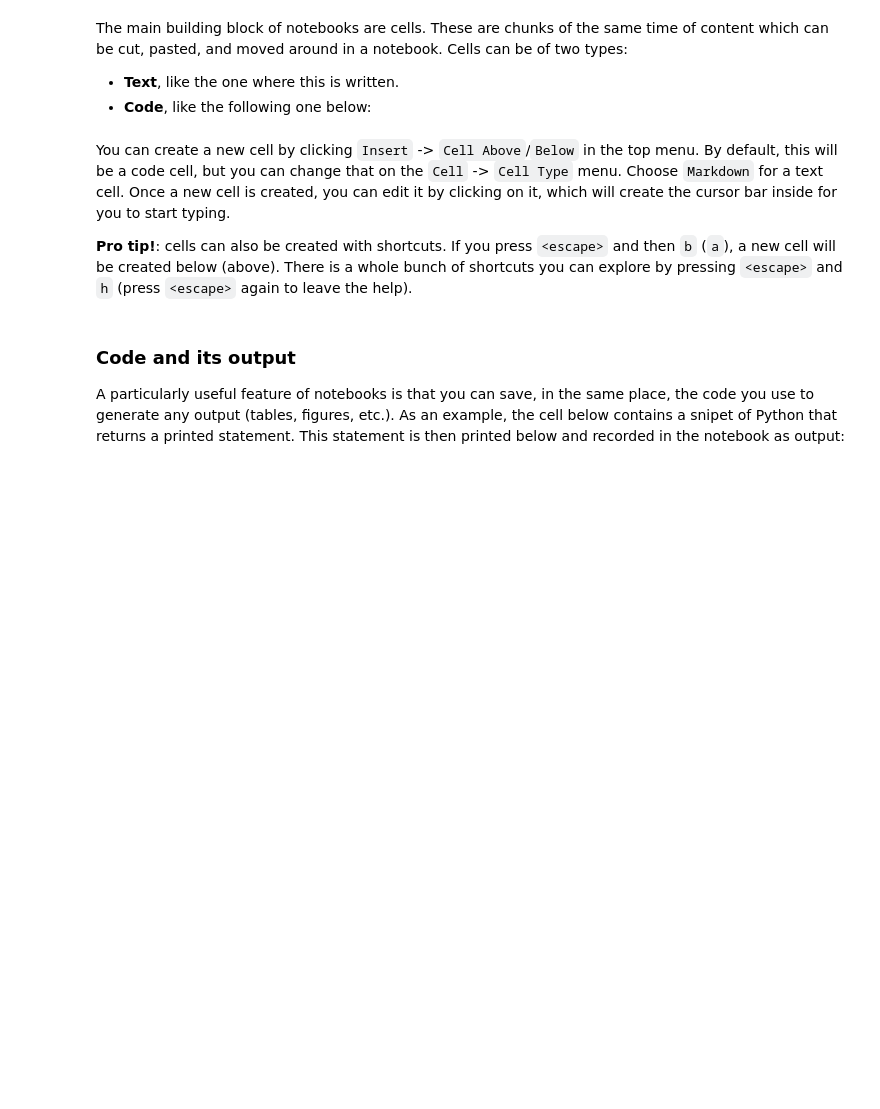
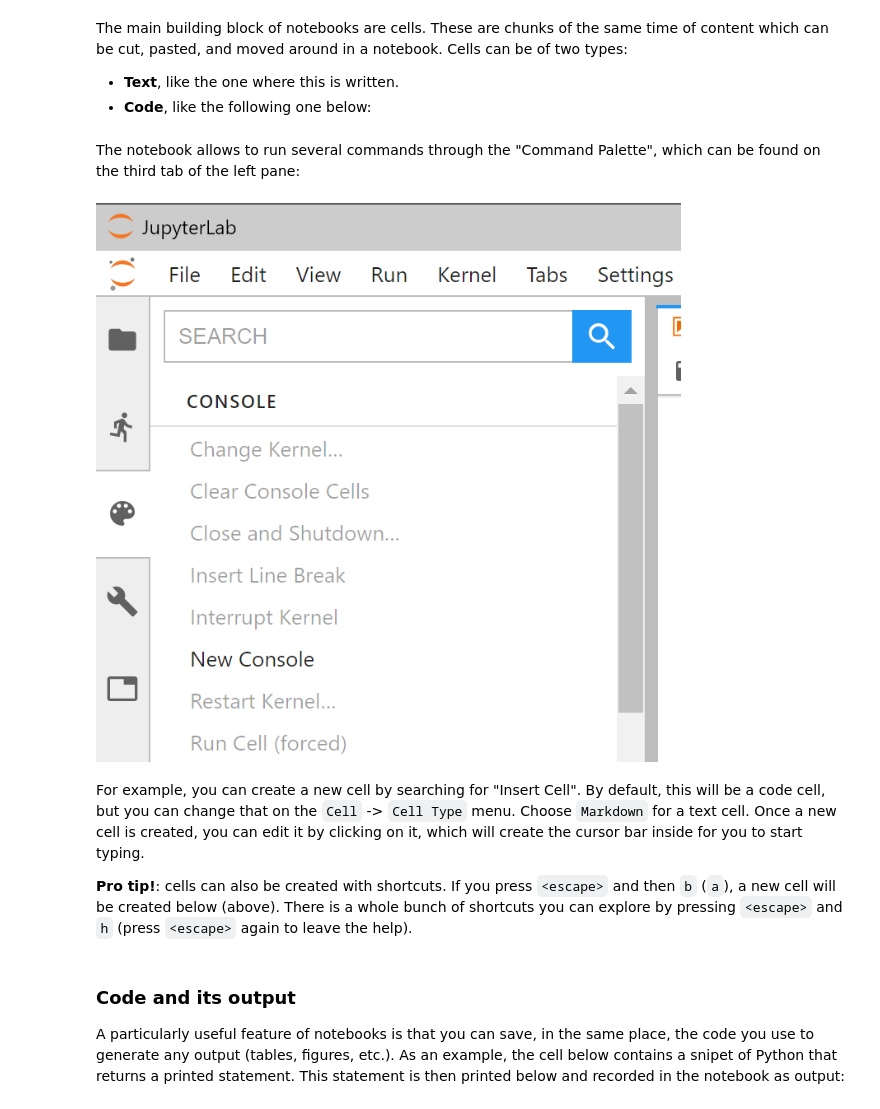
Before and after one commit to darribas/gds18, a Jupyter notebook: content/labs/lab_00.ipynb, the cells around one changed output. Cells and saved outputs as stored; diff of their text form; code cells hidden in the pictures; blank space fills up the shorter version.

```diff
--- a/content/labs/lab_00.ipynb
+++ b/content/labs/lab_00.ipynb
@@ -58,8 +62,14 @@ The main building block of notebooks are cells. These are chunks of the same tim
 * **Code**, like the following one below:
 # %%
 # This is a code cell
+# %% [markdown]
+The notebook allows to run several commands through the "Command Palette", which can be found on the third tab of the left pane:
+# %%
+Image('figs/lab01_command_palette.png')
+# %% [output]
+[figure, added]
 # %% [markdown]
-You can create a new cell by clicking `Insert` -> `Cell Above`/`Below` in the top menu. By default, this will be a code cell, but you can change that on the `Cell` -> `Cell Type` menu. Choose `Markdown` for a text cell. Once a new cell is created, you can edit it by clicking on it, which will create the cursor bar inside for you to start typing.
+For example, you can create a new cell by searching for "Insert Cell". By default, this will be a code cell, but you can change that on the `Cell` -> `Cell Type` menu. Choose `Markdown` for a text cell. Once a new cell is created, you can edit it by clicking on it, which will create the cursor bar inside for you to start typing.
 
 **Pro tip!**: cells can also be created with shortcuts. If you press `<escape>` and then `b` (`a`), a new cell will be created below (above). There is a whole bunch of shortcuts you can explore by pressing `<escape>` and `h` (press `<escape>` again to leave the help).
 # %% [markdown]
```
Also changed, not shown: parts of 18 cells of this notebook, 2 other files.
